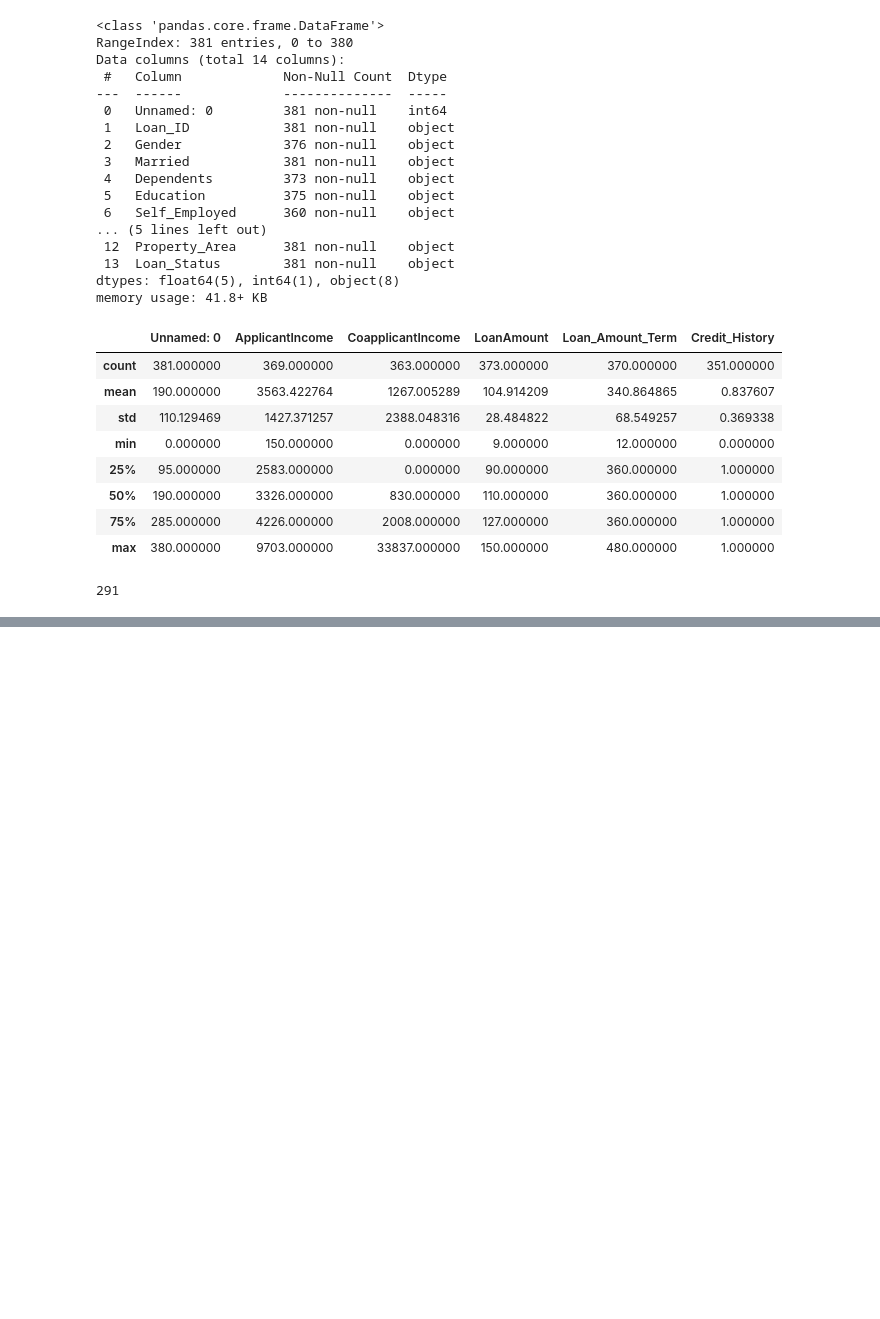
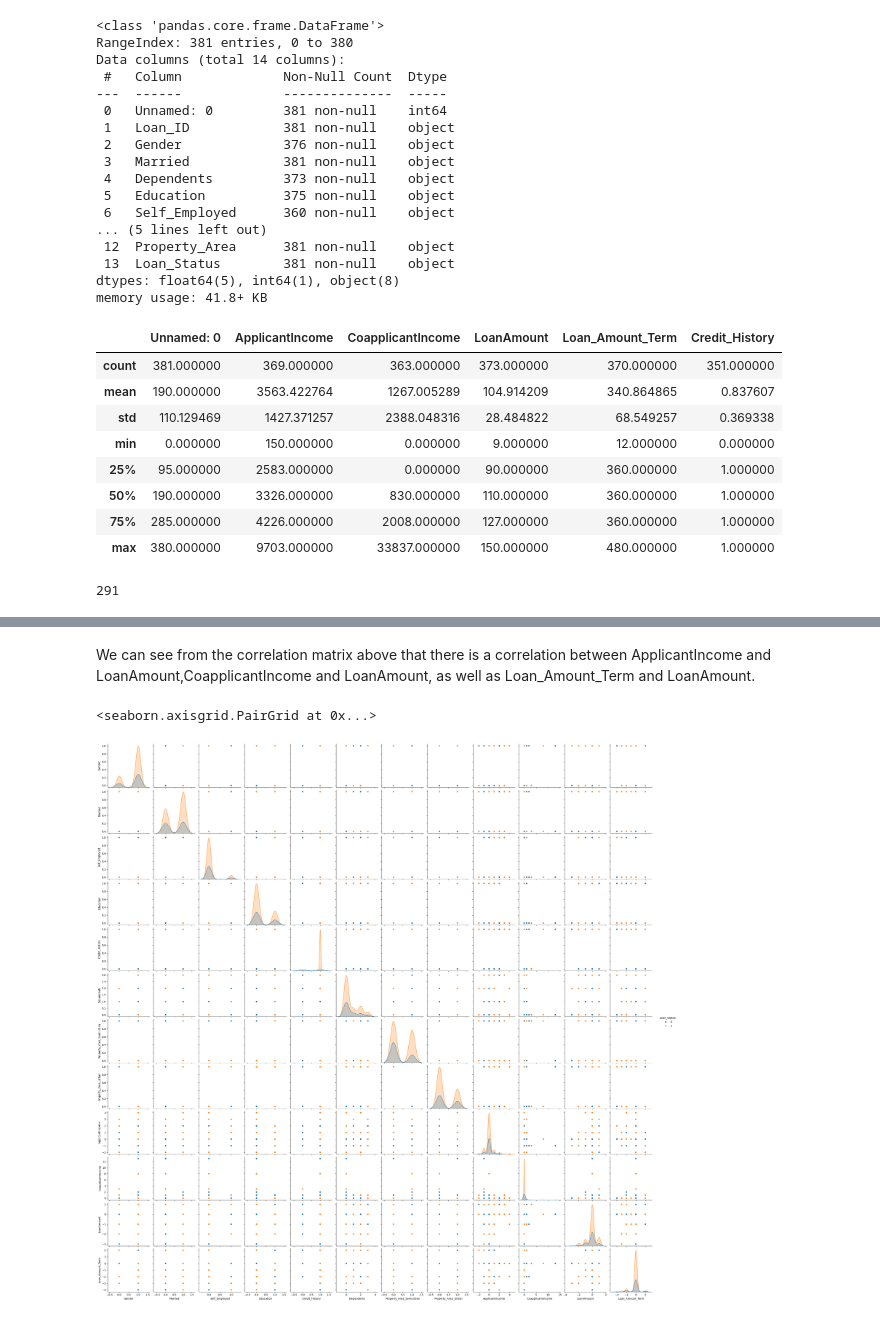
Before and after one commit to AruzhanahzurA/Loan_prediction, a Jupyter notebook: Loan.ipynb, the cells around one changed output, grey strips where cells are left out. Drawn from its saved outputs; the diff is of its cells as text; code cells hidden in the pictures; blank space fills up the shorter version.

```diff
--- a/Loan.ipynb
+++ b/Loan.ipynb
@@ -82,9 +62,0 @@ Credit_History            -0.013452        1.000000
-# %%
-loan['Gender']=loan['Gender'].replace({'Male':1, 'Female':0}).fillna(-1)
-loan['Married']=loan['Married'].replace ({'Yes':1, 'No':0}).fillna(-1)
-loan['Education']=loan['Education'].replace({'Graduate':1, 'Not Graduate':0}).fillna(-1)
-loan['Self_Employed']=loan['Self_Employed'].replace({'Yes':1, 'No':0}).fillna(-1)
-loan['Property_Area']=loan['Property_Area'].replace({'Rural':0, 'Semiurban':1, 'Urban':2}).fillna(-1)
-loan['Loan_Status']=loan['Loan_Status'].replace({'N':0, 'Y':1}).fillna(-1)
-loan['Dependents']=loan['Dependents'].replace({'0':0, '1':1, '2':2, '3+':3}).fillna(-1)
-loan['Credit_History']=loan['Credit_History'].fillna(-1)
@@ -95,14 +62,0 @@ array([ 0.,  1., -1.])
-# %%
-loan['ApplicantIncome']=loan['ApplicantIncome'].fillna(loan['ApplicantIncome'].mean())
-loan['CoapplicantIncome']=loan['CoapplicantIncome'].fillna(loan['CoapplicantIncome'].mean())
-loan['LoanAmount']=loan['LoanAmount'].fillna(loan['LoanAmount'].mean())
-loan['Loan_Amount_Term']=loan['Loan_Amount_Term'].fillna(loan['Loan_Amount_Term'].mean())
-# %%
-from sklearn.preprocessing import StandardScaler
-
-norm_scaler = StandardScaler()
-loan['ApplicantIncome'] = norm_scaler.fit_transform(loan[['ApplicantIncome']])
-loan['CoapplicantIncome'] = norm_scaler.fit_transform(loan[['CoapplicantIncome']])
-loan['LoanAmount'] = norm_scaler.fit_transform(loan[['LoanAmount']])
-loan['Loan_Amount_Term'] = norm_scaler.fit_transform(loan[['Loan_Amount_Term']])
-loan
@@ -315,0 +73,8 @@ Test Loss: 0.1779
+# %% [markdown]
+We can see from the correlation matrix above that there is a correlation between ApplicantIncome and LoanAmount,CoapplicantIncome and LoanAmount,  as well as Loan_Amount_Term and LoanAmount.
+# %%
+import seaborn as sns
+sns.pairplot(loan, hue='Loan_Status')
+# %% [output]
+<seaborn.axisgrid.PairGrid at 0x...>
+[figure, added]
```
Also changed, not shown: parts of 65 cells of this notebook.
